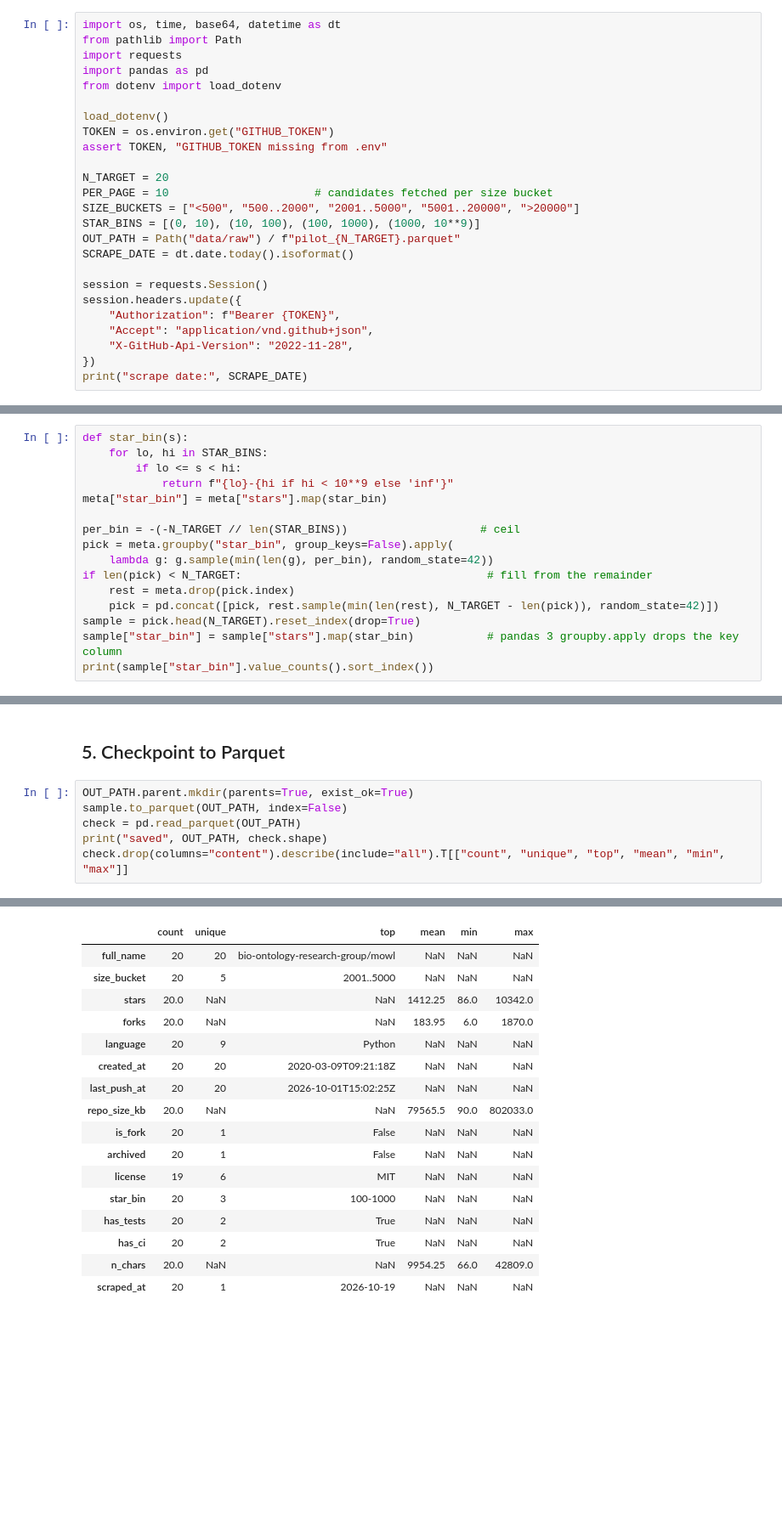
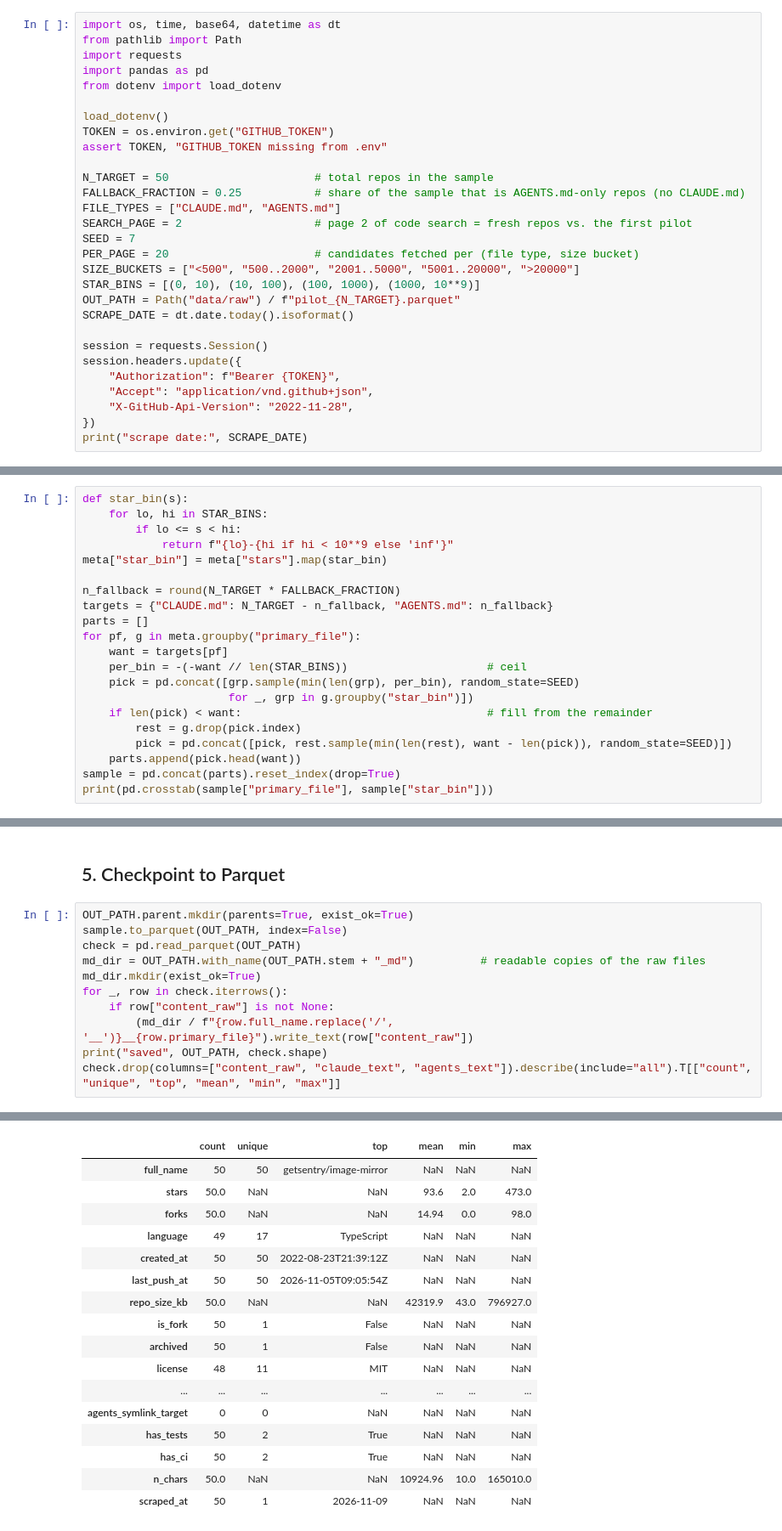
Before and after one commit to TheArnavBatra/claude-md-study, a Jupyter notebook: 01_scrape.ipynb, the cells around one changed output, grey strips where cells are left out. Shown at 85% size. Drawn from its saved outputs; the diff is of its cells as text; blank space fills up the shorter version.

```diff
--- a/01_scrape.ipynb
+++ b/01_scrape.ipynb
@@ -22,8 +24,12 @@ load_dotenv()
 TOKEN = os.environ.get("GITHUB_TOKEN")
 assert TOKEN, "GITHUB_TOKEN missing from .env"
 
-N_TARGET = 20
-PER_PAGE = 10                      # candidates fetched per size bucket
+N_TARGET = 50                      # total repos in the sample
+FALLBACK_FRACTION = 0.25           # share of the sample that is AGENTS.md-only repos (no CLAUDE.md)
+FILE_TYPES = ["CLAUDE.md", "AGENTS.md"]
+SEARCH_PAGE = 2                    # page 2 of code search = fresh repos vs. the first pilot
+SEED = 7
+PER_PAGE = 20                      # candidates fetched per (file type, size bucket)
 SIZE_BUCKETS = ["<500", "500..2000", "2001..5000", "5001..20000", ">20000"]
 STAR_BINS = [(0, 10), (10, 100), (100, 1000), (1000, 10**9)]
 OUT_PATH = Path("data/raw") / f"pilot_{N_TARGET}.parquet"
@@ -122,13 +152,18 @@ def star_bin(s):
             return f"{lo}-{hi if hi < 10**9 else 'inf'}"
 meta["star_bin"] = meta["stars"].map(star_bin)
 
-per_bin = -(-N_TARGET // len(STAR_BINS))                    # ceil
-pick = meta.groupby("star_bin", group_keys=False).apply(
-    lambda g: g.sample(min(len(g), per_bin), random_state=42))
-if len(pick) < N_TARGET:                                     # fill from the remainder
-    rest = meta.drop(pick.index)
-    pick = pd.concat([pick, rest.sample(min(len(rest), N_TARGET - len(pick)), random_state=42)])
-sample = pick.head(N_TARGET).reset_index(drop=True)
-sample["star_bin"] = sample["stars"].map(star_bin)           # pandas 3 groupby.apply drops the key column
-print(sample["star_bin"].value_counts().sort_index())
+n_fallback = round(N_TARGET * FALLBACK_FRACTION)
+targets = {"CLAUDE.md": N_TARGET - n_fallback, "AGENTS.md": n_fallback}
+parts = []
+for pf, g in meta.groupby("primary_file"):
+    want = targets[pf]
+    per_bin = -(-want // len(STAR_BINS))                     # ceil
+    pick = pd.concat([grp.sample(min(len(grp), per_bin), random_state=SEED)
+                      for _, grp in g.groupby("star_bin")])
+    if len(pick) < want:                                     # fill from the remainder
+        rest = g.drop(pick.index)
+        pick = pd.concat([pick, rest.sample(min(len(rest), want - len(pick)), random_state=SEED)])
+    parts.append(pick.head(want))
+sample = pd.concat(parts).reset_index(drop=True)
+print(pd.crosstab(sample["primary_file"], sample["star_bin"]))
 # %% [output]
@@ -176,6 +228,11 @@ print(len(sample), "files with content")
 OUT_PATH.parent.mkdir(parents=True, exist_ok=True)
 sample.to_parquet(OUT_PATH, index=False)
 check = pd.read_parquet(OUT_PATH)
+md_dir = OUT_PATH.with_name(OUT_PATH.stem + "_md")          # readable copies of the raw files
+md_dir.mkdir(exist_ok=True)
+for _, row in check.iterrows():
+    if row["content_raw"] is not None:
+        (md_dir / f"{row.full_name.replace('/', '__')}__{row.primary_file}").write_text(row["content_raw"])
 print("saved", OUT_PATH, check.shape)
-check.drop(columns="content").describe(include="all").T[["count", "unique", "top", "mean", "min", "max"]]
+check.drop(columns=["content_raw", "claude_text", "agents_text"]).describe(include="all").T[["count", "unique", "top", "mean", "min", "max"]]
 # %% [output]
@@ -183,18 +240,18 @@ saved data/raw/pilot_20.parquet (20, 17)
 |  | count | unique | top | mean | min | max |
-| full_name | 20 | 20 | bio-ontology-research-group/mowl | NaN | NaN | NaN |
-| size_bucket | 20 | 5 | 2001..5000 | NaN | NaN | NaN |
-| stars | 20.0 | NaN | NaN | 1412.25 | 86.0 | 10342.0 |
-| forks | 20.0 | NaN | NaN | 183.95 | 6.0 | 1870.0 |
-| language | 20 | 9 | Python | NaN | NaN | NaN |
-| created_at | 20 | 20 | 2020-03-09T09:21:18Z | NaN | NaN | NaN |
-| last_push_at | 20 | 20 | 2026-10-01T15:02:25Z | NaN | NaN | NaN |
-| repo_size_kb | 20.0 | NaN | NaN | 79565.5 | 90.0 | 802033.0 |
-| is_fork | 20 | 1 | False | NaN | NaN | NaN |
-| archived | 20 | 1 | False | NaN | NaN | NaN |
-| license | 19 | 6 | MIT | NaN | NaN | NaN |
-| star_bin | 20 | 3 | 100-1000 | NaN | NaN | NaN |
-| has_tests | 20 | 2 | True | NaN | NaN | NaN |
-| has_ci | 20 | 2 | True | NaN | NaN | NaN |
-| n_chars | 20.0 | NaN | NaN | 9954.25 | 66.0 | 42809.0 |
-| scraped_at | 20 | 1 | 2026-10-19 | NaN | NaN | NaN |
+| full_name | 50 | 50 | getsentry/image-mirror | NaN | NaN | NaN |
+| stars | 50.0 | NaN | NaN | 93.6 | 2.0 | 473.0 |
+| forks | 50.0 | NaN | NaN | 14.94 | 0.0 | 98.0 |
+| language | 49 | 17 | TypeScript | NaN | NaN | NaN |
+| created_at | 50 | 50 | 2022-08-23T21:39:12Z | NaN | NaN | NaN |
+| last_push_at | 50 | 50 | 2026-11-05T09:05:54Z | NaN | NaN | NaN |
+| repo_size_kb | 50.0 | NaN | NaN | 42319.9 | 43.0 | 796927.0 |
+| is_fork | 50 | 1 | False | NaN | NaN | NaN |
+| archived | 50 | 1 | False | NaN | NaN | NaN |
+| license | 48 | 11 | MIT | NaN | NaN | NaN |
+| ... | ... | ... | ... | ... | ... | ... |
+| agents_symlink_target | 0 | 0 | NaN | NaN | NaN | NaN |
+| has_tests | 50 | 2 | True | NaN | NaN | NaN |
+| has_ci | 50 | 2 | True | NaN | NaN | NaN |
+| n_chars | 50.0 | NaN | NaN | 10924.96 | 10.0 | 165010.0 |
+| scraped_at | 50 | 1 | 2026-11-09 | NaN | NaN | NaN |
 # %%
```
Also changed, not shown: parts of 12 cells of this notebook, 2 other files.
